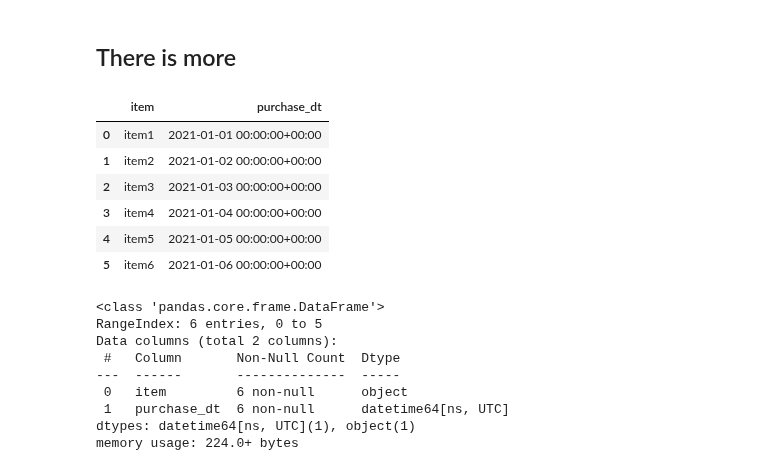
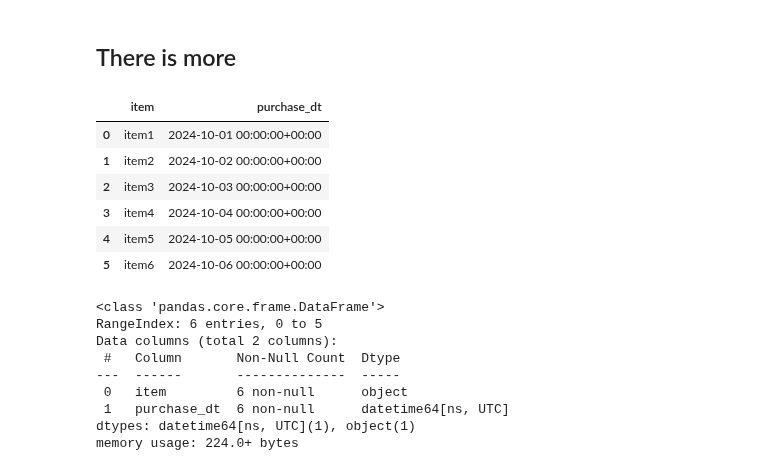
Before and after one commit to PacktPublishing/Time-Series-Analysis-with-Python-Cookbook-Second-Edition, a Jupyter notebook: code/Ch6/Chapter 6.ipynb, the cells around one changed output. Cells and saved outputs as stored; diff of their text form; code cells hidden in the pictures.

```diff
--- a/code/Ch6/Chapter 6.ipynb
+++ b/code/Ch6/Chapter 6.ipynb
@@ -721,22 +903,21 @@ Timestamp('2022-01-15 00:00:00')
 ## There is more
 # %%
 import pandas as pd
-
 df = pd.DataFrame(
         {
         'item': ['item1', 'item2', 'item3', 'item4', 'item5', 'item6'],
-        'purchase_dt': pd.date_range('2021-01-01', periods=6, freq='D', tz='UTC')
+        'purchase_dt': pd.date_range('2024-10-01', periods=6, freq='D', tz='UTC')
         }
 )
 df
 # %% [output]
 |  | item | purchase_dt |
-| 0 | item1 | 2021-01-01 00:00:00+00:00 |
-| 1 | item2 | 2021-01-02 00:00:00+00:00 |
-| 2 | item3 | 2021-01-03 00:00:00+00:00 |
-| 3 | item4 | 2021-01-04 00:00:00+00:00 |
-| 4 | item5 | 2021-01-05 00:00:00+00:00 |
-| 5 | item6 | 2021-01-06 00:00:00+00:00 |
+| 0 | item1 | 2024-10-01 00:00:00+00:00 |
+| 1 | item2 | 2024-10-02 00:00:00+00:00 |
+| 2 | item3 | 2024-10-03 00:00:00+00:00 |
+| 3 | item4 | 2024-10-04 00:00:00+00:00 |
+| 4 | item5 | 2024-10-05 00:00:00+00:00 |
+| 5 | item6 | 2024-10-06 00:00:00+00:00 |
 # %%
 df.info()
 # %% [output]
```
Also changed, not shown: parts of 156 cells of this notebook.
